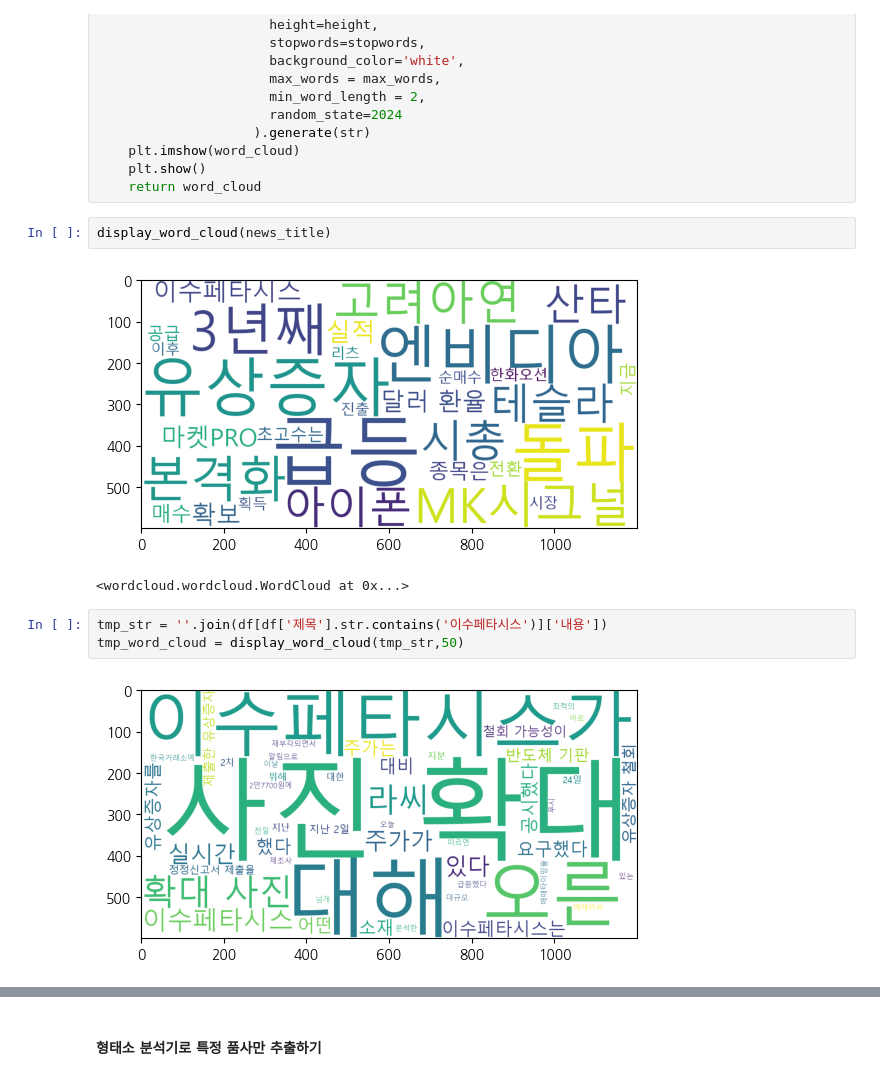
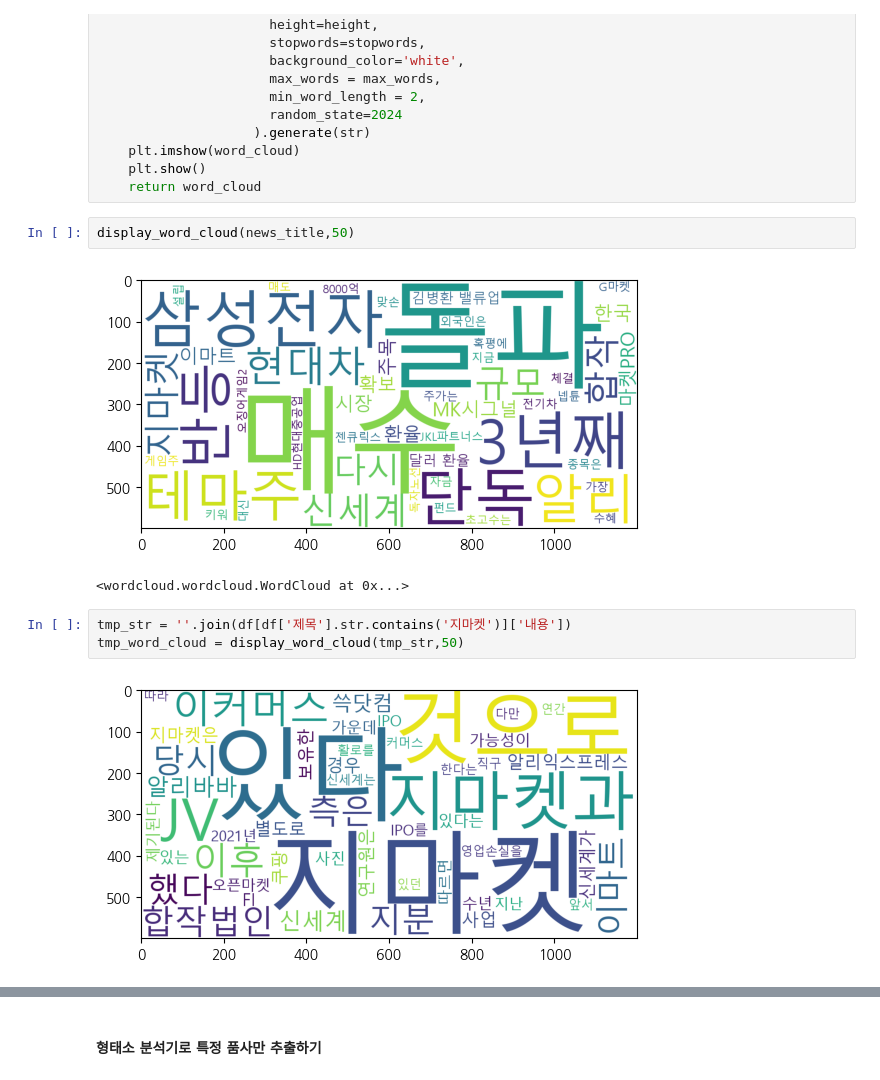
Before and after one commit to sang105kr/kdt_pythonstudy2, a Jupyter notebook: stock/증권뉴스_자연어처리_RSS.ipynb, the cells around one changed output, grey strips where cells are left out. Saved outputs shown, nothing was run; the diff lists cells and outputs as text.

```diff
--- a/stock/증권뉴스_자연어처리_RSS.ipynb
+++ b/stock/증권뉴스_자연어처리_RSS.ipynb
@@ -147,14 +160,14 @@ def display_word_cloud(str, max_words=30, width=1200, height=600) :
     plt.show()
     return word_cloud
 # %%
-display_word_cloud(news_title)
+display_word_cloud(news_title,50)
 # %% [output]
-[figure, old version]
+[figure, new version]
 <wordcloud.wordcloud.WordCloud at 0x...>
 # %%
-tmp_str = ''.join(df[df['제목'].str.contains('이수페타시스')]['내용'])
+tmp_str = ''.join(df[df['제목'].str.contains('지마켓')]['내용'])
 tmp_word_cloud = display_word_cloud(tmp_str,50)
 # %% [output]
-[figure, old version]
+[figure, new version]
 # %%
 tmp_word_cloud.words_
```
Also changed, not shown: parts of 31 cells of this notebook, 5 other files.
